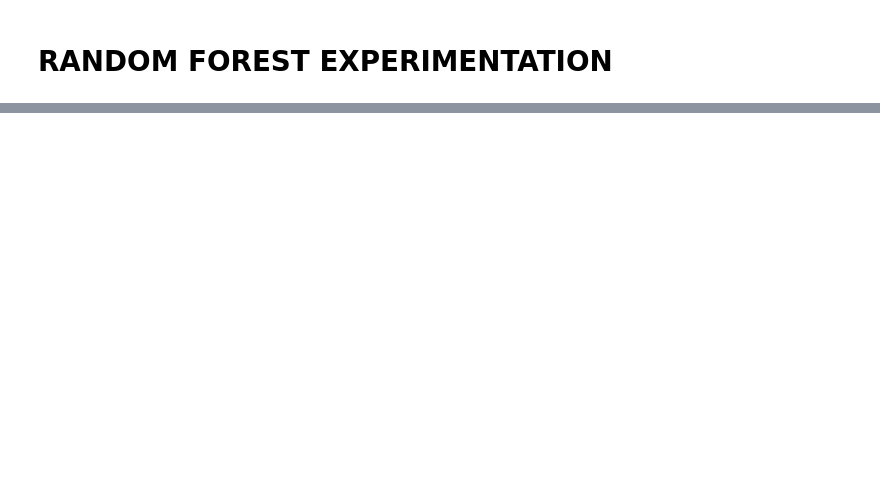
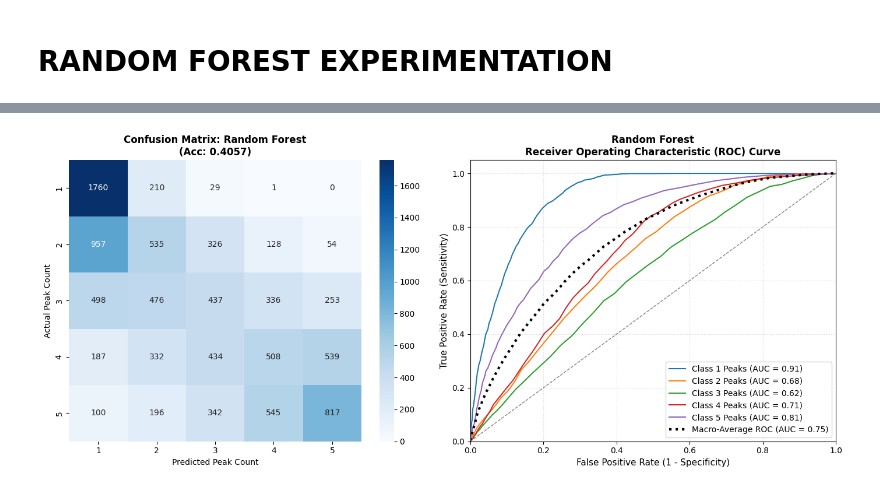
Before and after one commit to SauloSamps/Raman-Fitting-Pipeline, a Jupyter notebook: code/lab-rf.ipynb, the cells around one changed output, grey strips where cells are left out. Drawn from its saved outputs; the diff is of its cells as text; code cells hidden in the pictures; blank space fills up the shorter version.

```diff
--- a/code/lab-rf.ipynb
+++ b/code/lab-rf.ipynb
@@ -78,0 +23,90 @@ Accuracy (Shifted): 0.4135
+# %%
+# --- 1. Load Preprocessed Data (Shifted Only) ---
+X_train_shift, y_train = load_and_preprocess("training_data/raman_training.h5", transform=True)
+X_test_shift, y_test = load_and_preprocess("training_data/raman_test.h5", transform=True)
+
+# Identify unique peak counts (classes) present in your target labels
+classes = np.unique(y_train)
+n_classes = len(classes)
+
+# Binarize labels for multi-class OVR (One-vs-Rest) ROC analysis
+y_test_binarized = label_binarize(y_test, classes=classes)
+
+# --- 2. Train Random Forest Model ---
+print("\n--- Training Random Forest on Shifted Spectra ---")
+rf_shift = RandomForestClassifier(n_estimators=100, n_jobs=-1, random_state=42, criterion='gini')
+rf_shift.fit(X_train_shift, y_train)
+
+# Get hard predictions for Accuracy/Confusion Matrix and probabilities for ROC
+y_pred_shift = rf_shift.predict(X_test_shift)
+y_score_shift = rf_shift.predict_proba(X_test_shift)
+
+acc_shift = accuracy_score(y_test, y_pred_shift)
+print(f"Accuracy (Shifted): {acc_shift:.4f}")
+
+# --- 3. Comparative Visualization Layout ---
+plt.figure(figsize=(14, 6))
+
+# Subplot 1: Confusion Matrix
+plt.subplot(1, 2, 1)
+cm = confusion_matrix(y_test, y_pred_shift)
+sns.heatmap(cm, annot=True, fmt='d', cmap='Blues',
+            xticklabels=classes, yticklabels=classes)
+plt.title(f"Confusion Matrix: Random Forest\n(Acc: {acc_shift:.4f})", fontsize=12, fontweight='bold')
+plt.xlabel("Predicted Peak Count")
+plt.ylabel("Actual Peak Count")
+
+# Subplot 2: Multi-Class & Mean ROC Curves
+plt.subplot(1, 2, 2)
+
+# Compute and plot ROC curve and ROC area for each individual peak class
+fpr = dict()
+tpr = dict()
+roc_auc = dict()
+
+for i, class_label in enumerate(classes):
+    fpr[i], tpr[i], _ = roc_curve(y_test_binarized[:, i], y_score_shift[:, i])
+    roc_auc[i] = auc(fpr[i], tpr[i])
+    plt.plot(fpr[i], tpr[i], lw=1.5,
+             label=f'Class {class_label} Peaks (AUC = {roc_auc[i]:.2f})')
+
+# Compute Macro-Average ROC curve
+# 1. Aggregate all false positive rates
+all_fpr = np.unique(np.concatenate([fpr[i] for i in range(n_classes)]))
+
+# 2. Interpolate all ROC curves at these points
+mean_tpr = np.zeros_like(all_fpr)
+for i in range(n_classes):
+    mean_tpr += np.interp(all_fpr, fpr[i], tpr[i])
+
+# 3. Average it and compute AUC
+mean_tpr /= n_classes
+fpr["macro"] = all_fpr
+tpr["macro"] = mean_tpr
+roc_auc["macro"] = auc(fpr["macro"], tpr["macro"])
+
+# Plot the Macro-Average ROC curve
+plt.plot(fpr["macro"], tpr["macro"],
+         label=f'Macro-Average ROC (AUC = {roc_auc["macro"]:.2f})',
+         color='black', linestyle=':', linewidth=3)
+
+# Plot baseline reference line
+plt.plot([0, 1], [0, 1], color='grey', linestyle='--', lw=1)
+
+# Formatting the ROC plot
+plt.xlim([0.0, 1.0])
+plt.ylim([0.0, 1.05])
+plt.xlabel('False Positive Rate (1 - Specificity)', fontsize=11)
+plt.ylabel('True Positive Rate (Sensitivity)', fontsize=11)
+plt.title('Random Forest\nReceiver Operating Characteristic (ROC) Curve', fontsize=12, fontweight='bold')
+plt.legend(loc="lower right", fontsize=10, framealpha=0.8)
+plt.grid(True, linestyle=":", alpha=0.5)
+
+plt.tight_layout()
+
+# 1. Save the two-panel figure to disk (dpi=300 ensures crisp, publication-quality text)
+plt.savefig("shifted_spectra_evaluation.png", dpi=300, bbox_inches='tight')
+
+# 2. Display the figure on screen
+plt.show()
+# %% [output]
@@ -79 +118,2 @@ Accuracy (Shifted): 0.4135
+[figure, added]
 # %%
```
Also changed, not shown: parts of 4 cells of this notebook, 3 other files.
